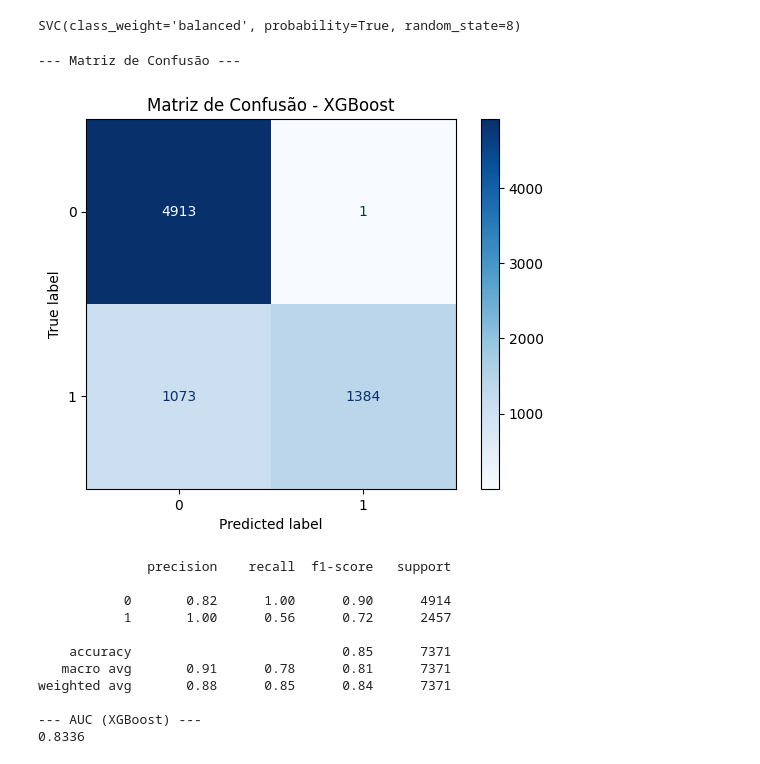
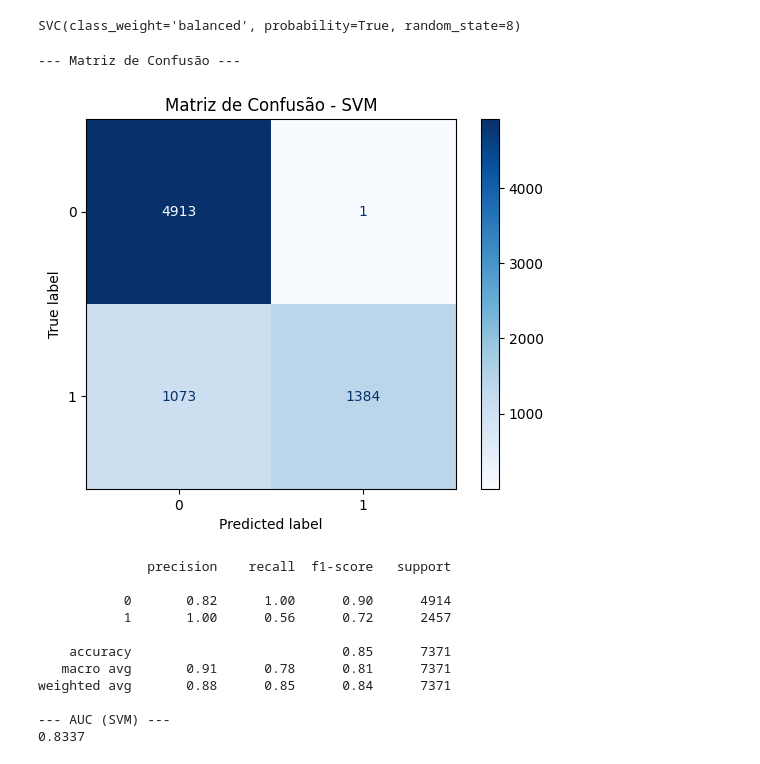
Before and after one commit to PedroSmithhh/TCC, a Jupyter notebook: svm.ipynb, the cells around one changed output. Cells and saved outputs as stored; diff of their text form; code cells hidden in the pictures.

```diff
--- a/svm.ipynb
+++ b/svm.ipynb
@@ -28,9 +27,6 @@ Tamanho do conjunto de teste: (7371, 15)
 # %%
-imputer = SimpleImputer(strategy='most_frequent')
-
-# Aprender a moda no treino e transformar treino e teste
-X_train['tipo_via_num'] = imputer.fit_transform(X_train[['tipo_via_num']]).reshape(-1)
-X_test['tipo_via_num'] = imputer.transform(X_test[['tipo_via_num']]).reshape(-1)
+X_train['tipo_via_num'] = X_train['tipo_via_num'].fillna(-1)
+X_test['tipo_via_num'] = X_test['tipo_via_num'].fillna(-1)
 
 # Verificar se ainda há NaNs
 print(X_train.isnull().sum())
@@ -76,18 +72,18 @@ y_proba = model.predict_proba(X_test_scaled)[:, 1] # Probabilidade de acidente
 # %%
 print("\n--- Matriz de Confusão ---")
 cf_matrix = confusion_matrix(y_test, y_pred)
 ConfusionMatrixDisplay(cf_matrix).plot(cmap=plt.cm.Blues)
-plt.title("Matriz de Confusão - XGBoost")
+plt.title("Matriz de Confusão - SVM")
 plt.show()
 
 print(classification_report(y_test, y_pred))
 
 auc_xgb = roc_auc_score(y_test, y_proba)
-print(f"--- AUC (XGBoost) ---")
+print(f"--- AUC (SVM) ---")
 print(f"{auc_xgb:.4f}")
 # %% [output]
 --- Matriz de Confusão ---
-[figure, old version]
+[figure, new version]
               precision    recall  f1-score   support
 
            0       0.82      1.00      0.90      4914
@@ -97,5 +93,5 @@ print(f"{auc_xgb:.4f}")
    macro avg       0.91      0.78      0.81      7371
 weighted avg       0.88      0.85      0.84      7371
 
---- AUC (XGBoost) ---
-0.8336
+--- AUC (SVM) ---
+0.8337
```
Also changed, not shown: parts of 2 cells of this notebook, 1 other file.
